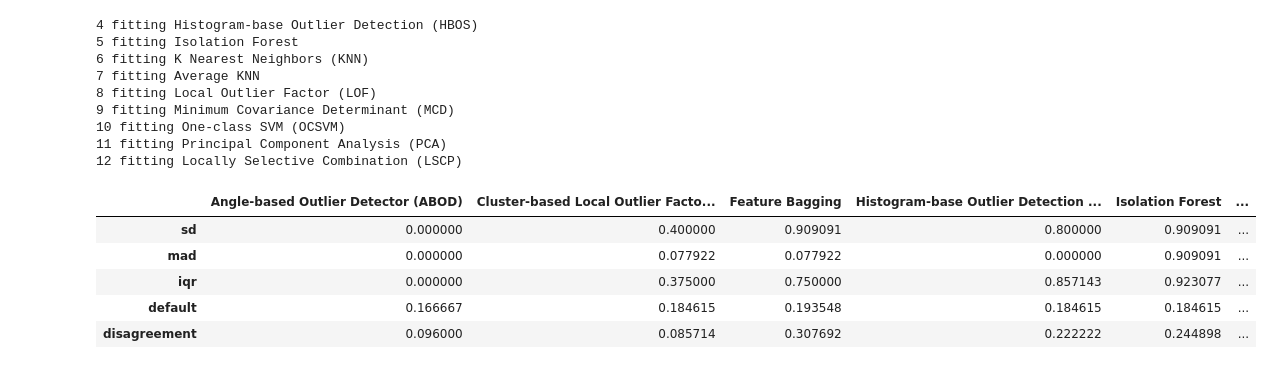
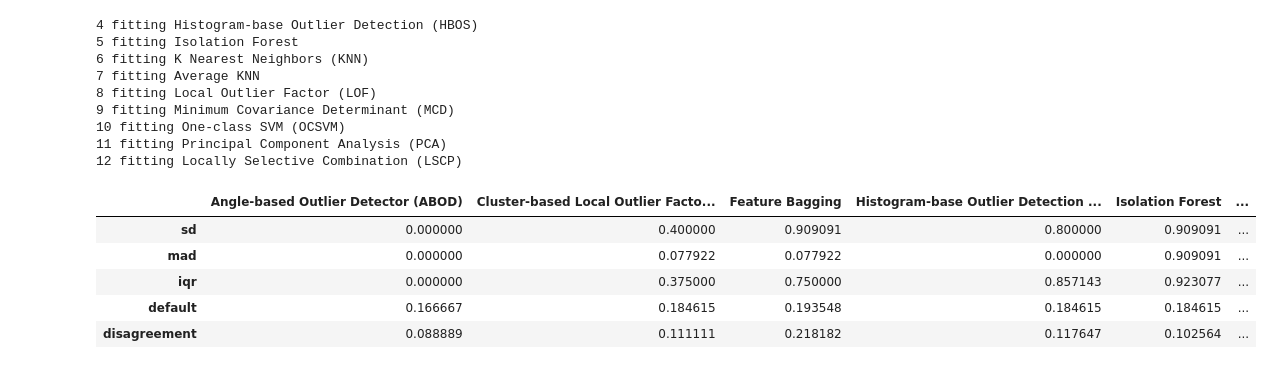
Before and after one commit to Nutingnon/anomaly-detection-innovation, a Jupyter notebook: compare_all_models.ipynb, the cells around one changed output. Cells and saved outputs as stored; diff of their text form; code cells hidden in the pictures.

Commit message:
change disagreement validation set

```diff
--- a/compare_all_models.ipynb
+++ b/compare_all_models.ipynb
@@ -82,7 +82,7 @@ def sd_thresholder(scores, real_y, factor=2.5):
     y_predict = scores>=high_limit
     y_predict = [1 if j else 0 for j in y_predict]
     f1 = f1_score(real_y, y_predict)
-    return y_predict, f1
+    return y_predict, f1, high_limit
 
 
 def mad_thresholder(scores, real_y):
@@ -91,14 +91,14 @@ def mad_thresholder(scores, real_y):
     y_predict = scores>= 3*mad
     y_predict = [1 if j else 0 for j in y_predict]
     f1 = f1_score(real_y, y_predict)
-    return y_predict, f1
+    return y_predict, f1, 3*mad
 
 def iqr_thresholder(scores, real_y):
     iqr = np.percentile(scores,75) - np.percentile(scores,25)
     y_predict = scores >= (np.percentile(scores,75)+1.5*iqr)
     y_predict = [1 if j else 0 for j in y_predict]
     f1 = f1_score(real_y, y_predict)
-    return y_predict, f1
+    return y_predict, f1, np.percentile(scores,75)+1.5*iqr
 
 def disagreement(score_matrix, num_detectors, real_y):
     rank_matrix = np.zeros([len(score_matrix), num_detectors])
@@ -106,12 +106,20 @@ def disagreement(score_matrix, num_detectors, real_y):
     # rank by each column and get its rank_position
         rank_matrix[:,i] = ss.rankdata(score_matrix[:, i])
     std_record = np.zeros(len(X))
+    rank_record = []
     for i in range(len(score_matrix)):
-        std_record[i] = np.std(rank_matrix[i,:])
-    # get the union indexs of largest 50% rank
-    vdi = np.mean()
-
-    std_max_rows = np.argsort(std_record)[-1:]
+        rank_rows = rank_matrix[i,:]
+        min_ = np.min(rank_rows)
+        max_ = np.max(rank_rows)
+        rank_rows  = [x for x in rank_rows if x not in [min_,max_]]
+        std_record[i] = np.std(rank_rows)
+        rank_record.append(rank_rows)
+    valid_rank_rows = []
+    for i in range(len(score_matrix)):
+        num_large = np.sum(np.array(rank_record[i]) >= len(score_matrix)//2)
+        if num_large >= num_detectors//3:
+            valid_rank_rows.append(i)
+    std_max_rows = np.argsort(np.array(std_record)[valid_rank_rows])[-1:]
     std_median_scores = np.median(score_matrix[std_max_rows,:], axis=0)
     threshold_for_each_detector = std_median_scores
 
@@ -121,7 +129,7 @@ def disagreement(score_matrix, num_detectors, real_y):
         y_predict = [1 if j else 0 for j in outliers_rows]
         f1 = f1_score(real_y, y_predict)
         f1_list.append(f1)
-    return f1_list
+    return f1_list, threshold_for_each_detector
 # %%
 def get_score_matrix(X, num_detectors):
     return np.zeros([X.shape[0], num_detectors])
@@ -179,7 +187,9 @@ X,y = read_data_parkinson()
 # Fit the models with the generated data and
 # compare model performances
 
+
 def get_result(X, y, classifiers):
+    threshold_records = list()
     # create matrix to store the performance
     score_matrix = get_score_matrix(X, len(classifiers.keys()))
     perform_table = get_perform_matrix(5, len(classifiers.keys()) )
@@ -197,13 +207,18 @@ def get_result(X, y, classifiers):
 
     for i, thresholder in enumerate([sd_thresholder, mad_thresholder,
                                      iqr_thresholder]):
+        kk = []
         for j in range(score_matrix.shape[1]):
-            perform_table[i,j] = thresholder(score_matrix[:,j], y)[1]
+            _,perform_table[i,j],b = thresholder(score_matrix[:,j], y)
+            kk.append(b)
+
+        threshold_records.append(kk)
 
     for i in range(score_matrix.shape[1]):
         perform_table[-2,i] = f1_score(y,clfs[i].predict(X))
 
-    perform_table[-1,:] = disagreement(score_matrix, len(classifiers), y)
+    perform_table[-1,:], a = disagreement(score_matrix, len(classifiers), y)
+    threshold_records.append(a)
 
-    return pd.DataFrame(perform_table, columns = names, index = ["sd",'mad','iqr','default','disagreement'])
+    return (pd.DataFrame(perform_table, columns = names, index = ["sd",'mad','iqr','default','disagreement']), threshold_records)
 # %%
@@ -270,11 +286,11 @@ for datasets in ['lympho.mat','wbc.mat']:
 11 fitting Principal Component Analysis (PCA)
 12 fitting Locally Selective Combination (LSCP)
 # %%
-result_dict['lympho.mat']
+result_dict['lympho.mat'][0]
 # %% [output]
 |  | Angle-based Outlier Detector (ABOD) | Cluster-based Local Outlier Facto... | Feature Bagging | Histogram-base Outlier Detection ... | Isolation Forest | ... |
 | sd | 0.000000 | 0.400000 | 0.909091 | 0.800000 | 0.909091 | ... |
 | mad | 0.000000 | 0.077922 | 0.077922 | 0.000000 | 0.909091 | ... |
 | iqr | 0.000000 | 0.375000 | 0.750000 | 0.857143 | 0.923077 | ... |
 | default | 0.166667 | 0.184615 | 0.193548 | 0.184615 | 0.184615 | ... |
-| disagreement | 0.096000 | 0.085714 | 0.307692 | 0.222222 | 0.244898 | ... |
+| disagreement | 0.088889 | 0.111111 | 0.218182 | 0.117647 | 0.102564 | ... |
```
Also changed, not shown: parts of 8 cells of this notebook.
